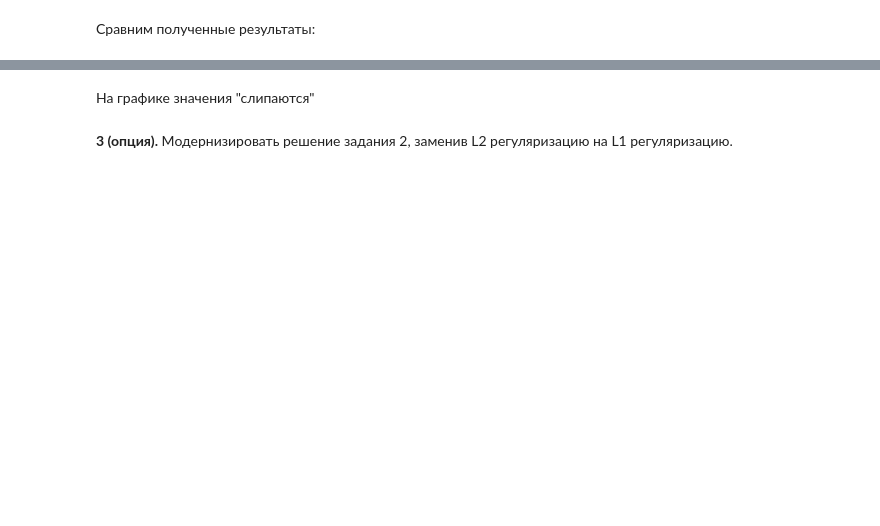
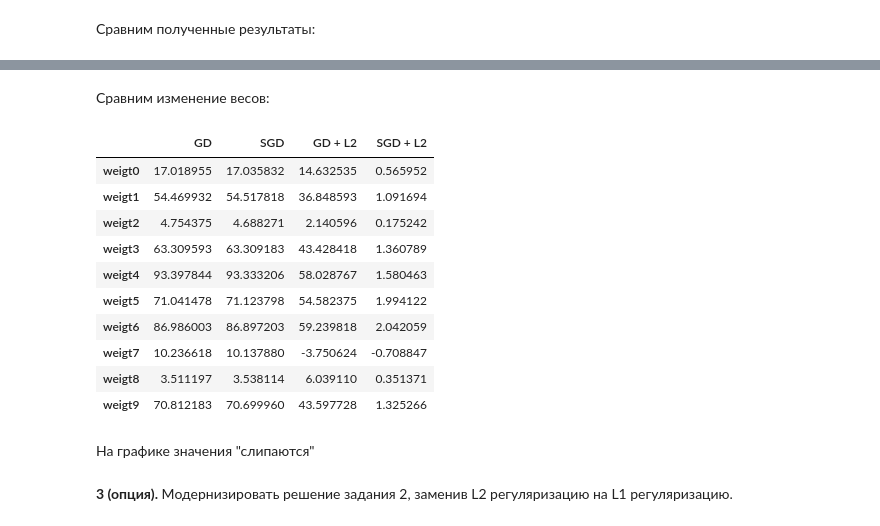
Before and after one commit to AlSavva/DA_algorithms, a Jupyter notebook: HW_Lesson2.ipynb, the cells around one changed output, grey strips where cells are left out. Cells and saved outputs as stored; diff of their text form; code cells hidden in the pictures; blank space fills up the shorter version.

```diff
--- a/HW_Lesson2.ipynb
+++ b/HW_Lesson2.ipynb
@@ -289,3 +289,20 @@ df
+# %% [markdown]
+Сравним изменение весов:
+# %%
+df2=pd.DataFrame({'GD':W_1, 'SGD':W_2,'GD + L2':W_3,'SGD + L2':W_4}, index=['weigt'+str(i) for i in range(10)])
+df2
+# %% [output]
+|  | GD | SGD | GD + L2 | SGD + L2 |
+| weigt0 | 17.018955 | 17.035832 | 14.632535 | 0.565952 |
+| weigt1 | 54.469932 | 54.517818 | 36.848593 | 1.091694 |
+| weigt2 | 4.754375 | 4.688271 | 2.140596 | 0.175242 |
+| weigt3 | 63.309593 | 63.309183 | 43.428418 | 1.360789 |
+| weigt4 | 93.397844 | 93.333206 | 58.028767 | 1.580463 |
+| weigt5 | 71.041478 | 71.123798 | 54.582375 | 1.994122 |
+| weigt6 | 86.986003 | 86.897203 | 59.239818 | 2.042059 |
+| weigt7 | 10.236618 | 10.137880 | -3.750624 | -0.708847 |
+| weigt8 | 3.511197 | 3.538114 | 6.039110 | 0.351371 |
+| weigt9 | 70.812183 | 70.699960 | 43.597728 | 1.325266 |
 # %% [markdown]
 На графике значения "слипаются"
 # %%
```
Also changed, not shown: parts of 12 cells of this notebook.
